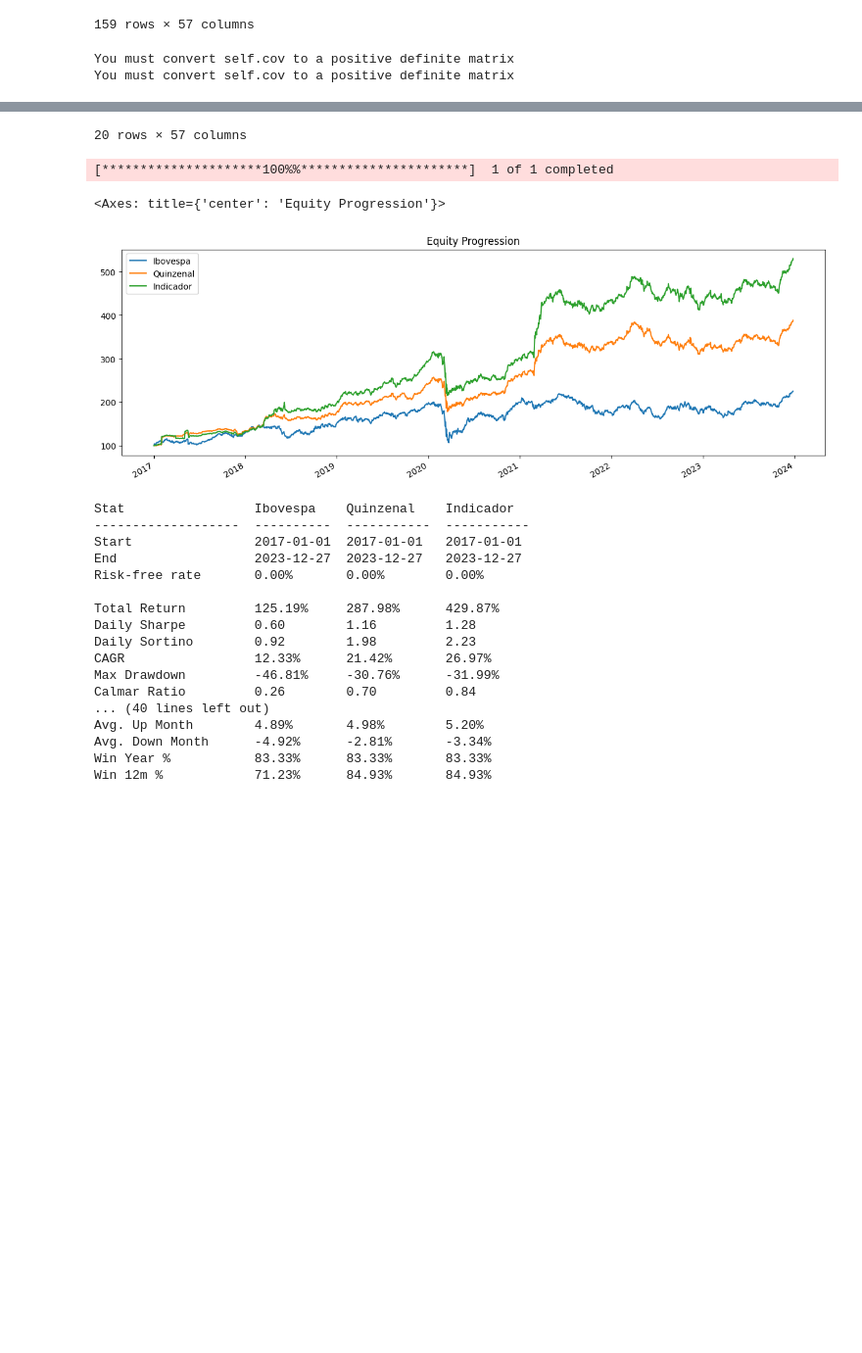
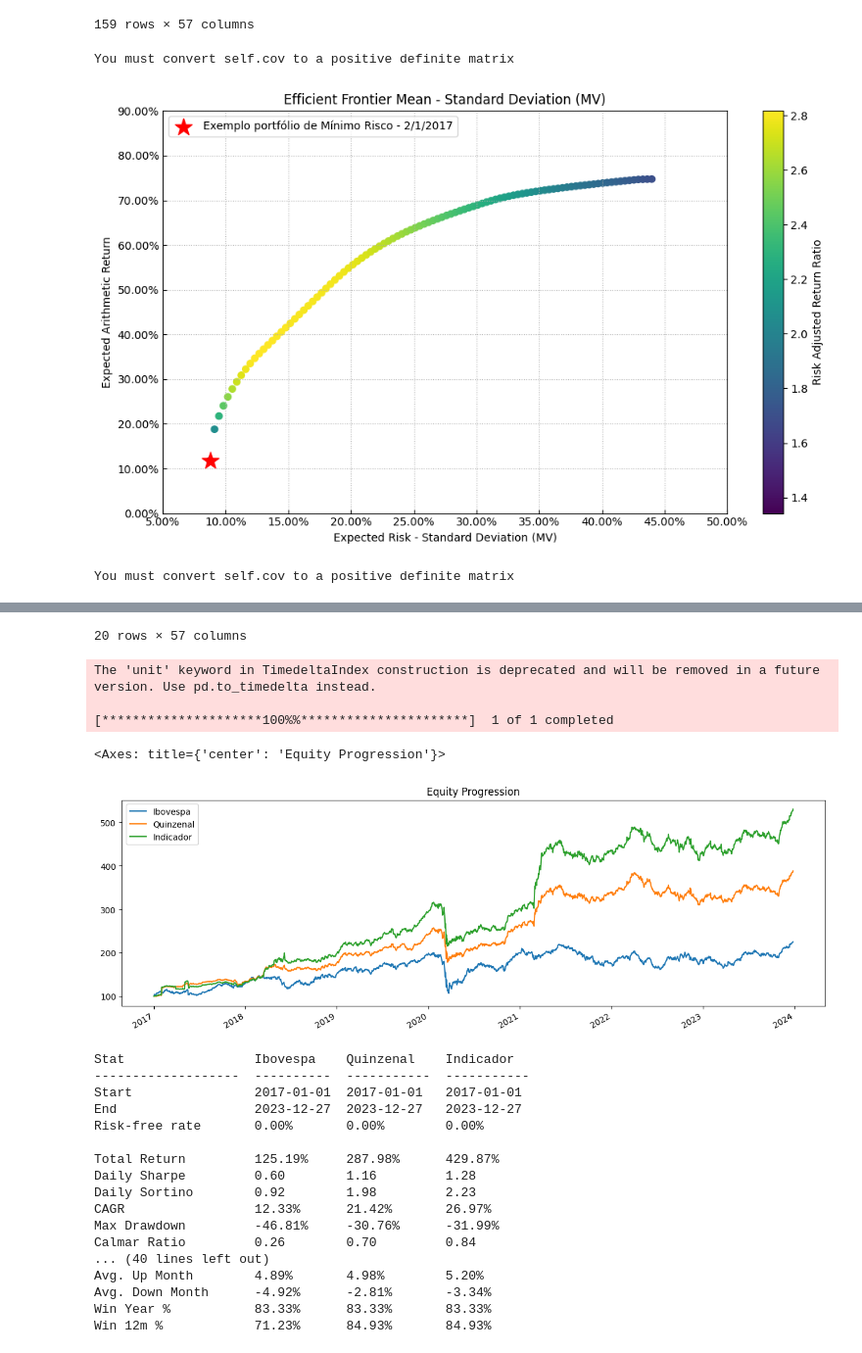
Before and after one commit to fea-dev-usp/quantamental-Dev_Wizards, a Jupyter notebook: backtesting/backtesting.ipynb, the cells around one changed output, grey strips where cells are left out. Shown: that part at 98% size. Saved outputs shown, nothing was run; the diff lists cells and outputs as text; code cells hidden in the pictures; blank space fills up the shorter version.

```diff
--- a/backtesting/backtesting.ipynb
+++ b/backtesting/backtesting.ipynb
@@ -158,16 +158,20 @@ pesos_dias
 # %%
 import riskfolio as rp
 import pandas as pd
+import matplotlib.pyplot as plt
 
 # Constraints da otimização
 # Restrições:
 # - No max 30% em um ativo
 # - Usar estudo do artigo
 
+graficos = True
+
 constraints = pd.read_excel('./constraints.xlsx')
 assets = pd.read_csv('./assets.csv')
 
 def optimization(prices, data, constraints=constraints, assets=assets):
+    global graficos
     # Selecionando o período de 2 anos de dados
     grupo = prices[prices.index <= data].iloc[-252*2:]
 
@@ -183,35 +187,55 @@ def optimization(prices, data, constraints=constraints, assets=assets):
     method_cov = 'hist'  # hist, ledoit, ewma (suavização exponencial)
 
     # Calculando as estatísticas dos ativos
     port.assets_stats(method_mu=method_mu, method_cov=method_cov)
 
     # Parâmetros da otimização
     model = 'Classic'
     rm = 'MV'
     obj = 'MinRisk'
     hist = True
     rf = 0
     l = 0
 
     # Otimizando o portfólio
-    return port.optimization(model=model, rm=rm, obj=obj, rf=rf, l=l, hist=hist)
+    w = port.optimization(model=model, rm=rm, obj=obj, rf=rf, l=l, hist=hist)
+
+    points = 100 # Number of points of the frontier
+    if graficos:
+        frontier = port.efficient_frontier(model=model, rm=rm, points=points, rf=rf, hist=hist)
+
+        label = f'Exemplo portfólio de Mínimo Risco - 0{data.day}/0{data.month}/{data.year}' # Title of point
+        mu = port.mu # Expected returns
+        cov = port.cov # Covariance matrix
+        returns = port.returns # Returns of the assets
+
+        ax = rp.plot_frontier(w_frontier=frontier, mu=mu, cov=cov, returns=returns, rm=rm,
+                        rf=rf, alpha=0.05, cmap='viridis', w=w, label=label,
+                        marker='*', s=16, c='r', height=6, width=10, t_factor=252, ax=None)
+
+        plt.savefig(f'./fronteira.png')
+        plt.show()
+        graficos = False
+
+    return w
 
 prices.sort_index(inplace=True)
 indicadores_limite = indicadores_sinal.loc[indicadores_sinal[0] == 1, 0]
 indicadores_limite.sort_index(inplace=True)
 
 
 pesos = pd.DataFrame()
 for data, entry in indicadores_limite.items():
     if entry:
         w = optimization(prices, data).T
         w.index = [data]
         pesos = pd.concat([pesos, w], axis=0)
 
 pesos
 # %% [output]
 You must convert self.cov to a positive definite matrix
-You must convert self.cov to a positive definite matrix
+[figure, added]
+You must convert self.cov to a positive definite matrix
 |  | ABEV3.SA | ALPA4.SA | BBAS3.SA | BBDC3.SA | BBDC4.SA | BEEF3.SA | BRAP4.SA | BRFS3.SA | BRKM5.SA | CCRO3.SA | ... |
 | 2017-01-02 | 7.278613e-02 | 2.472937e-02 | 1.276057e-10 | 3.104875e-10 | 2.313766e-10 | 1.642797e-02 | 1.668919e-10 | 2.261470e-02 | 4.214374e-03 | 3.429583e-10 | ... |
 | 2017-05-19 | 8.516365e-02 | 2.435881e-02 | 5.646600e-11 | 1.209320e-10 | 9.685884e-11 | 5.587130e-02 | 6.844628e-11 | 1.649536e-02 | 1.367100e-02 | 1.123889e-10 | ... |
@@ -229,7 +253,7 @@ You must convert self.cov to a positive definite matrix
 | 2023-11-16 | 1.455905e-01 | 4.228685e-10 | 1.842819e-09 | 5.300218e-09 | 2.796718e-09 | 2.254888e-08 | 3.589714e-09 | 2.767329e-10 | 6.905071e-10 | 8.755170e-10 | ... |
 | 2023-11-29 | 1.378008e-01 | 1.438478e-10 | 7.530702e-10 | 2.813730e-09 | 1.091817e-09 | 7.954277e-05 | 1.123561e-09 | 9.671699e-11 | 2.502289e-10 | 3.020058e-10 | ... |
 | 2023-12-14 | 1.253929e-01 | 6.112728e-11 | 3.677099e-10 | 1.227052e-08 | 7.407788e-10 | 3.939068e-09 | 4.532905e-10 | 4.687158e-11 | 2.069956e-10 | 1.282879e-10 | ... |
-20 rows × 57 columns
+20 rows × 57 columns
 # %%
 import bt
 import yfinance as yf
@@ -284,6 +308,8 @@ results = bt.run(*backtests)
 # Plotando os resultados
 results.plot()
 # %% [output]
+The 'unit' keyword in TimedeltaIndex construction is deprecated and will be removed in a future version. Use pd.to_timedelta instead.
+
 [*********************100%%**********************]  1 of 1 completed
 <Axes: title={'center': 'Equity Progression'}>
 [figure]
```
Also changed, not shown: 2 other files.
